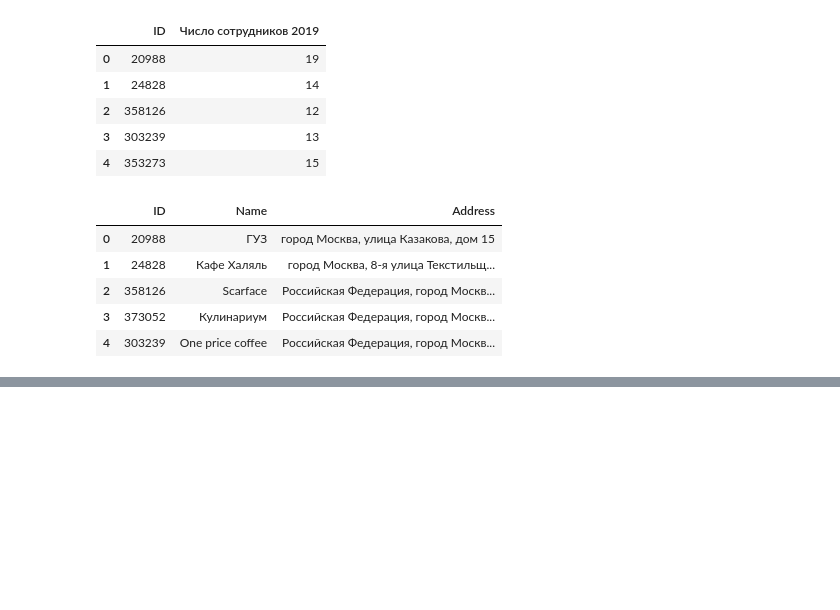
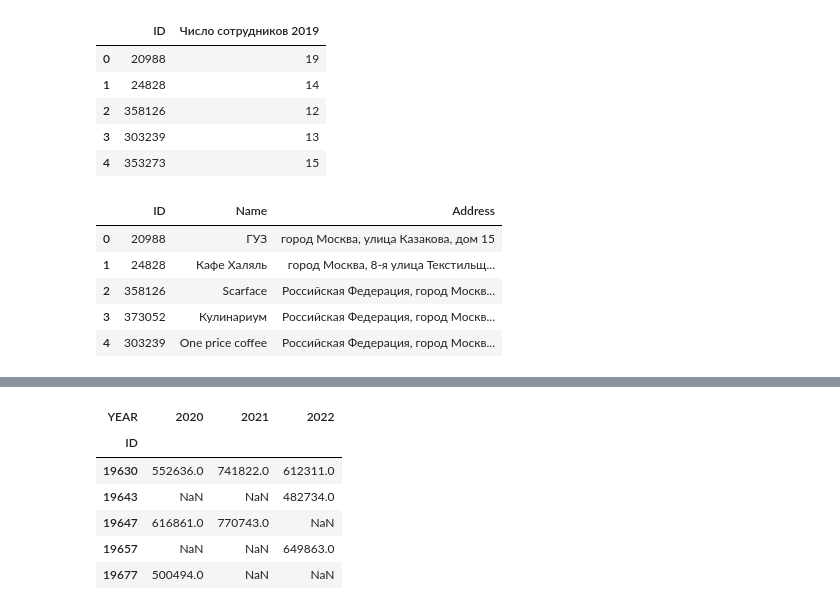
Before and after one commit to gbrs/basics_of_pandas, a Jupyter notebook: 6_5.ipynb, the cells around one changed output, grey strips where cells are left out. Saved outputs shown, nothing was run; the diff lists cells and outputs as text; code cells hidden in the pictures; blank space fills up the shorter version.

```diff
--- a/6_5.ipynb
+++ b/6_5.ipynb
@@ -258,0 +281,11 @@ df.to_csv('./6_5_3.csv', index=False)
+# %%
+indicators_20_22 = indicators_20_22.pivot_table('VALUE', 'ID', 'YEAR')
+indicators_20_22.head()
+# %% [output]
+| YEAR | 2020 | 2021 | 2022 |
+| ID |  |  |  |
+| 19630 | 552636.0 | 741822.0 | 612311.0 |
+| 19643 | NaN | NaN | 482734.0 |
+| 19647 | 616861.0 | 770743.0 | NaN |
+| 19657 | NaN | NaN | 649863.0 |
+| 19677 | 500494.0 | NaN | NaN |
```
Also changed, not shown: parts of 16 cells of this notebook, 1 other file.
